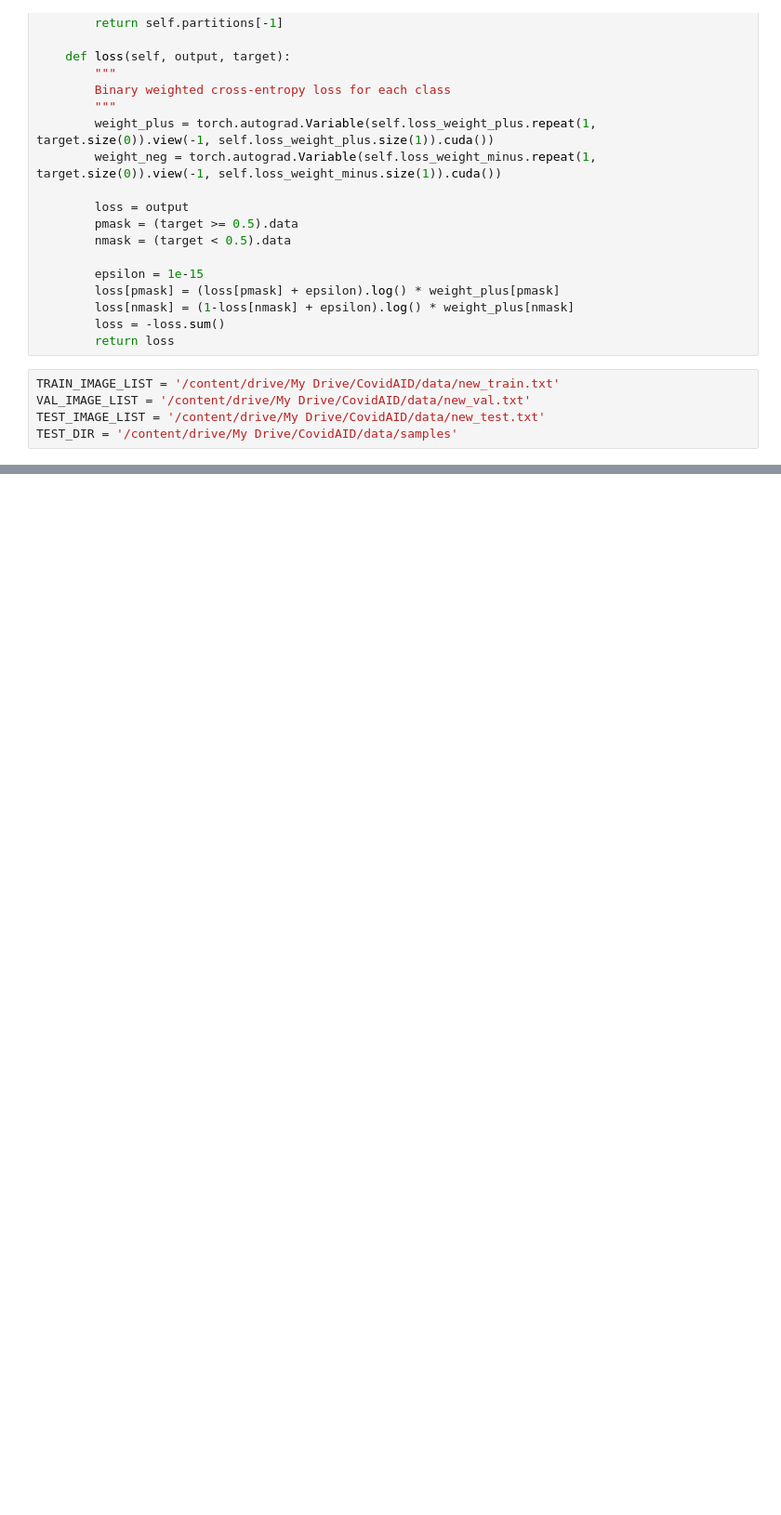
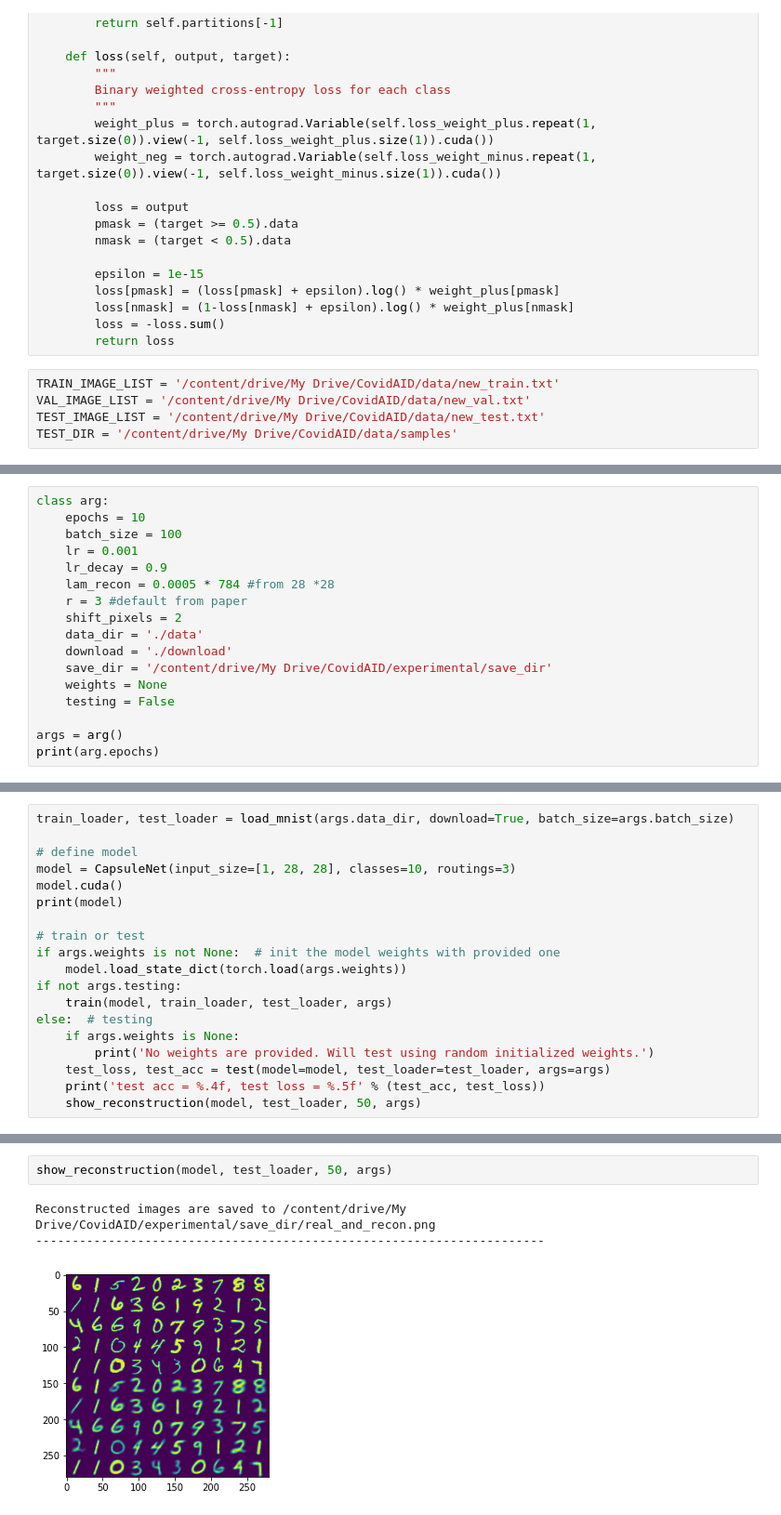
Before and after one commit to Yakuy/CapsNet-Covid19-X-Ray-Detection, a Jupyter notebook: Experimental.ipynb, the cells around one changed output, grey strips where cells are left out. Shown: that part at 93% size. Cells and saved outputs as stored; diff of their text form; blank space fills up the shorter version.

Commit message:
Adding CapsNet PyTorch Implementation

```diff
--- a/Experimental.ipynb
+++ b/Experimental.ipynb
@@ -246,0 +599,17 @@ TEST_DIR = '/content/drive/My Drive/CovidAID/data/samples'
+# %%
+class arg:
+    epochs = 10
+    batch_size = 100
+    lr = 0.001
+    lr_decay = 0.9
+    lam_recon = 0.0005 * 784 #from 28 *28
+    r = 3 #default from paper
+    shift_pixels = 2
+    data_dir = './data'
+    download = './download'
+    save_dir = '/content/drive/My Drive/CovidAID/experimental/save_dir'
+    weights = None
+    testing = False
+
+args = arg()
+print(arg.epochs)
@@ -246,0 +618,19 @@ TEST_DIR = '/content/drive/My Drive/CovidAID/data/samples'
+# %%
+train_loader, test_loader = load_mnist(args.data_dir, download=True, batch_size=args.batch_size)
+
+# define model
+model = CapsuleNet(input_size=[1, 28, 28], classes=10, routings=3)
+model.cuda()
+print(model)
+
+# train or test
+if args.weights is not None:  # init the model weights with provided one
+    model.load_state_dict(torch.load(args.weights))
+if not args.testing:
+    train(model, train_loader, test_loader, args)
+else:  # testing
+    if args.weights is None:
+        print('No weights are provided. Will test using random initialized weights.')
+    test_loss, test_acc = test(model=model, test_loader=test_loader, args=args)
+    print('test acc = %.4f, test loss = %.5f' % (test_acc, test_loss))
+    show_reconstruction(model, test_loader, 50, args)
@@ -246,0 +680,6 @@ TEST_DIR = '/content/drive/My Drive/CovidAID/data/samples'
+# %%
+show_reconstruction(model, test_loader, 50, args)
+# %% [output]
+Reconstructed images are saved to /content/drive/My Drive/CovidAID/experimental/save_dir/real_and_recon.png
+----------------------------------------------------------------------
+[figure, added]
```
Also changed, not shown: parts of 8 cells of this notebook.
